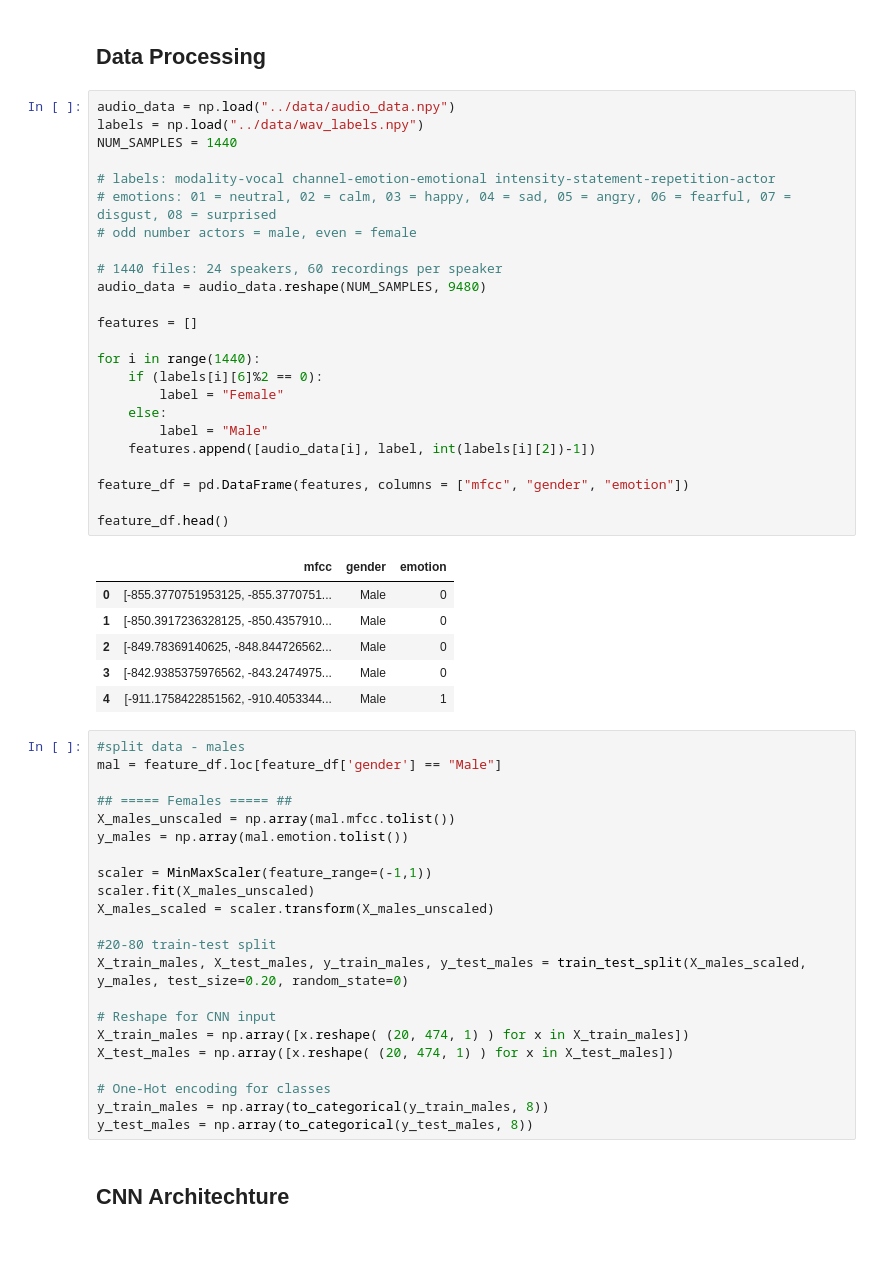
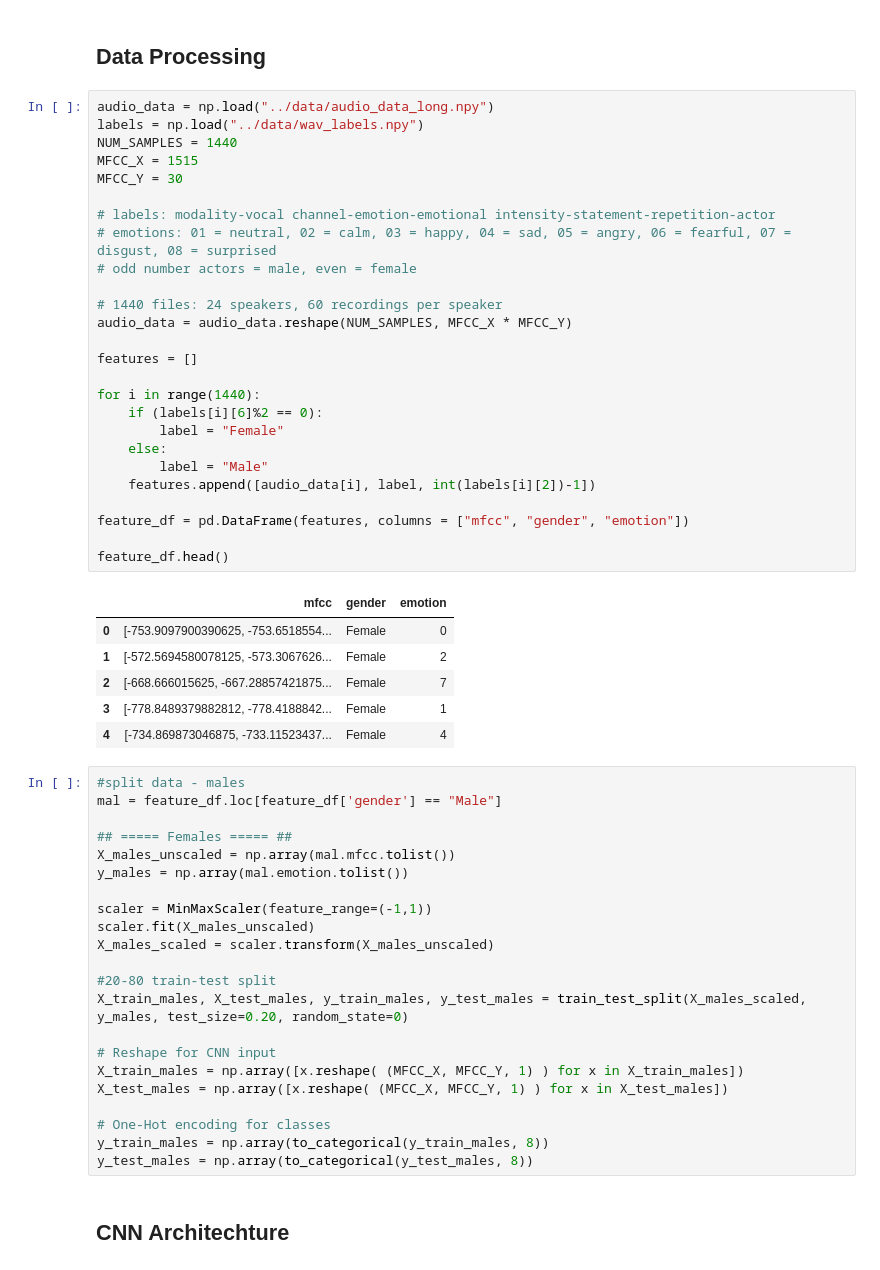
Before and after one commit to ebokelbe/CS254-Final-Project, a Jupyter notebook: convolutional_neural_network/emotion_classification_male.ipynb, the cells around one changed output. Saved outputs shown, nothing was run; the diff lists cells and outputs as text.

```diff
--- a/convolutional_neural_network/emotion_classification_male.ipynb
+++ b/convolutional_neural_network/emotion_classification_male.ipynb
@@ -20,36 +20,38 @@ from sklearn.preprocessing import MinMaxScaler
 # %% [markdown]
 ## Data Processing
 # %%
-audio_data = np.load("../data/audio_data.npy")
+audio_data = np.load("../data/audio_data_long.npy")
 labels = np.load("../data/wav_labels.npy")
 NUM_SAMPLES = 1440
+MFCC_X = 1515
+MFCC_Y = 30
 
 # labels: modality-vocal channel-emotion-emotional intensity-statement-repetition-actor
 # emotions: 01 = neutral, 02 = calm, 03 = happy, 04 = sad, 05 = angry, 06 = fearful, 07 = disgust, 08 = surprised
 # odd number actors = male, even = female
 
 # 1440 files: 24 speakers, 60 recordings per speaker
-audio_data = audio_data.reshape(NUM_SAMPLES, 9480)
+audio_data = audio_data.reshape(NUM_SAMPLES, MFCC_X * MFCC_Y)
 
 features = []
 
 for i in range(1440):
     if (labels[i][6]%2 == 0):
         label = "Female"
     else:
         label = "Male"
     features.append([audio_data[i], label, int(labels[i][2])-1])
 
 feature_df = pd.DataFrame(features, columns = ["mfcc", "gender", "emotion"])
 
 feature_df.head()
 # %% [output]
 |  | mfcc | gender | emotion |
-| 0 | [-855.3770751953125, -855.3770751... | Male | 0 |
-| 1 | [-850.3917236328125, -850.4357910... | Male | 0 |
-| 2 | [-849.78369140625, -848.844726562... | Male | 0 |
-| 3 | [-842.9385375976562, -843.2474975... | Male | 0 |
-| 4 | [-911.1758422851562, -910.4053344... | Male | 1 |
+| 0 | [-753.9097900390625, -753.6518554... | Female | 0 |
+| 1 | [-572.5694580078125, -573.3067626... | Female | 2 |
+| 2 | [-668.666015625, -667.28857421875... | Female | 7 |
+| 3 | [-778.8489379882812, -778.4188842... | Female | 1 |
+| 4 | [-734.869873046875, -733.11523437... | Female | 4 |
 # %%
 #split data - males
 mal = feature_df.loc[feature_df['gender'] == "Male"]
@@ -66,8 +68,8 @@ X_males_scaled = scaler.transform(X_males_unscaled)
 X_train_males, X_test_males, y_train_males, y_test_males = train_test_split(X_males_scaled, y_males, test_size=0.20, random_state=0)
 
 # Reshape for CNN input
-X_train_males = np.array([x.reshape( (20, 474, 1) ) for x in X_train_males])
-X_test_males = np.array([x.reshape( (20, 474, 1) ) for x in X_test_males])
+X_train_males = np.array([x.reshape( (MFCC_X, MFCC_Y, 1) ) for x in X_train_males])
+X_test_males = np.array([x.reshape( (MFCC_X, MFCC_Y, 1) ) for x in X_test_males])
 
 # One-Hot encoding for classes
 y_train_males = np.array(to_categorical(y_train_males, 8))
```
Also changed, not shown: parts of 3 cells of this notebook, 4 other files.
